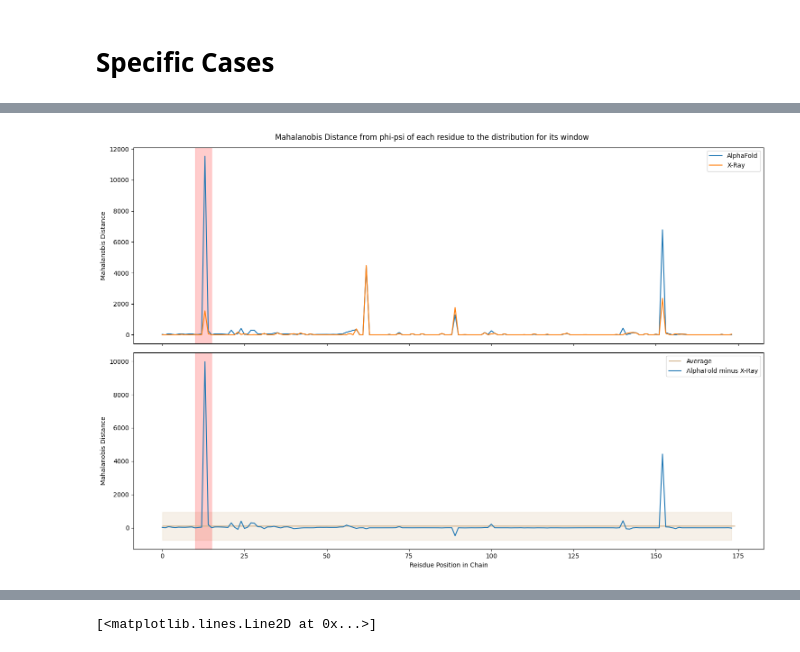
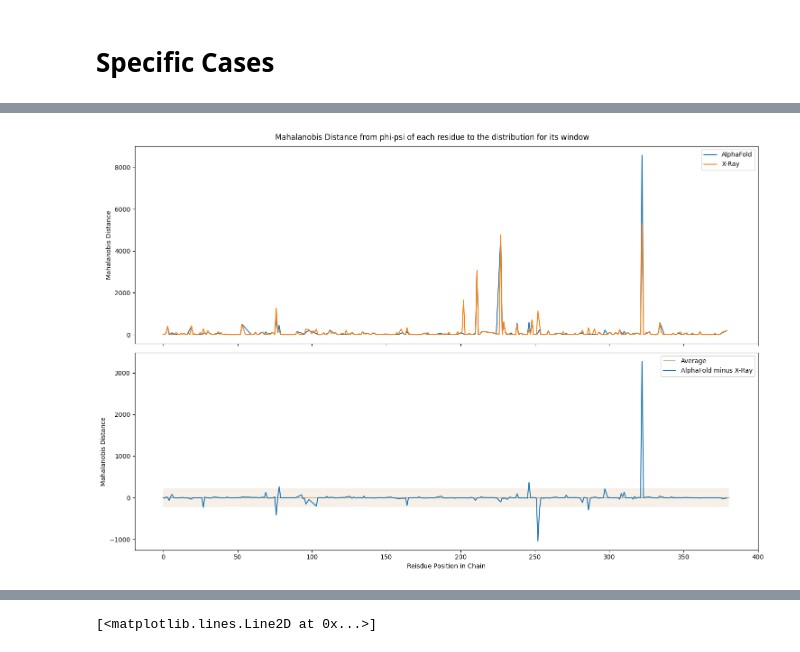
Before and after one commit to Musa-Azeem/protein-dihedral-visualization, a Jupyter notebook: multi-window.ipynb, the cells around one changed output, grey strips where cells are left out. Cells and saved outputs as stored; diff of their text form; code cells hidden in the pictures.

```diff
--- a/multi-window.ipynb
+++ b/multi-window.ipynb
@@ -24,11 +24,14 @@ amino_acid_codes = json.load(open('amino_acid_codes.json'))
 WINDOW_SIZE = 5
 WINDOW_SIZE_CONTEXT = 6
 PDBMINE_URL = os.getenv("PDBMINE_URL")
-casp_protein_id = 'T1030'
-casp_protein_id2 = 'T1030'
-pdb_code = '6poo'
+# casp_protein_id = 'T1030'
+# casp_protein_id2 = 'T1030'
+# pdb_code = '6poo'
+casp_protein_id = 'T1024'
+casp_protein_id2 = 'T1024'
+pdb_code = '6t1z'
 alphafold_id = f'{casp_protein_id}TS427_1'
-outdir = Path(f'csvs/{casp_protein_id}_win{WINDOW_SIZE}-{WINDOW_SIZE_CONTEXT}')
+outdir = Path(f'tests/{casp_protein_id}_win{WINDOW_SIZE}-{WINDOW_SIZE_CONTEXT}')
 if outdir.exists():
     print('Results already exist')
 else:
@@ -583,27 +555,26 @@ phi_psi_predictions = pd.read_csv(outdir / f'phi_psi_predictions_md-eps{eps}.csv
 xray_phi_psi = pd.read_csv(outdir / f'xray_phi_psi_md-eps{eps}.csv')
 # %%
 # Plot xray vs prediction md for each residue of one prediction
-def filter(df):
-    # return df[df.md > df.md.quantile(.9)]
-    return df
-
-def plot_res_vs_md(pred_id, pred_name=None, highlight_res=None):
+def plot_res_vs_md(pred_id, pred_name=None, highlight_res=None, limit_quantile=None):
     pred_name = pred_name or pred_id
     phi_psi_predictions['Source'] = 'CASP Prediction'
     phi_psi_predictions.loc[phi_psi_predictions.protein_id == pred_id, 'Source'] = pred_name
     alpha = phi_psi_predictions.loc[phi_psi_predictions.protein_id == pred_id]
     xray_phi_psi['Source'] = 'X-Ray'
-    # alpha = alpha[alpha.md < alpha.md.quantile(.9)]
-    # xray_phi_psi[xray_phi_psi.md < xray_phi_psi.md.quantile(.9)]
     both = pd.merge(alpha, xray_phi_psi, how='inner', on=['seq','seq'], suffixes=('_alpha','_xray'))
     both['md_diff'] = both['md_alpha'] - both['md_xray']
     fig, axes = plt.subplots(2, figsize=(15,10), sharex=True)
-    sns.lineplot(data=both.reset_index(), x='index', y='md_alpha', ax=axes[0], label=pred_name)
-    sns.lineplot(data=both.reset_index(), x='index', y='md_xray', ax=axes[0], label='X-Ray')
+    both_limit = both.copy()
+    if limit_quantile:
+        both_limit[both_limit.md_alpha > both_limit.md_alpha.quantile(limit_quantile)] = np.nan
+        both_limit[both_limit.md_xray > both_limit.md_xray.quantile(limit_quantile)] = np.nan
+        both_limit[both_limit.md_diff > both_limit.md_diff.quantile(limit_quantile)] = np.nan
+    sns.lineplot(data=both_limit.reset_index(), x='index', y='md_alpha', ax=axes[0], label=pred_name)
+    sns.lineplot(data=both_limit.reset_index(), x='index', y='md_xray', ax=axes[0], label='X-Ray')
     axes[0].set_ylabel('Mahalanobis Distance')
-    axes[1].hlines(both['md_diff'].mean(), xmin=0, xmax=len(both), color='tan', label='Average')
-    axes[1].fill_between(x=both.index, y1=both['md_diff'].mean() + both['md_diff'].std(), y2=both['md_diff'].mean() - both['md_diff'].std(), color='tan', alpha=0.2)
-    sns.lineplot(data=both.reset_index(), x='index', y='md_diff', ax=axes[1], label=f'{pred_name} minus X-Ray')
+    axes[1].hlines(both_limit['md_diff'].mean(), xmin=0, xmax=len(both_limit), color='tan', label='Average')
+    axes[1].fill_between(x=both_limit.index, y1=both_limit['md_diff'].mean() + both_limit['md_diff'].std(), y2=both_limit['md_diff'].mean() - both_limit['md_diff'].std(), color='tan', alpha=0.2)
+    sns.lineplot(data=both_limit.reset_index(), x='index', y='md_diff', ax=axes[1], label=f'{pred_name} minus X-Ray')
     axes[1].set_ylabel('Mahalanobis Distance')
     axes[1].set_xlabel('Reisdue Position in Chain')
     fig.suptitle('Mahalanobis Distance from phi-psi of each residue to the distribution for its window')
@@ -653,7 +673,6 @@ R-squared: 0.280918
 # %%
-id = protein_ids[2]
-both = plot_res_vs_md(id, pred_name="AlphaFold", highlight_res=(10,15))
-highest = both.sort_values('md_diff', ascending=False).head(16)
+id = 'T1024TS217_5'#protein_ids[2]
+both = plot_res_vs_md(id, pred_name="AlphaFold", limit_quantile=1)
 # %% [output]
-[figure, old version]
+[figure, new version]
 # %%
```
Also changed, not shown: parts of 20 cells of this notebook, 4 other files.
